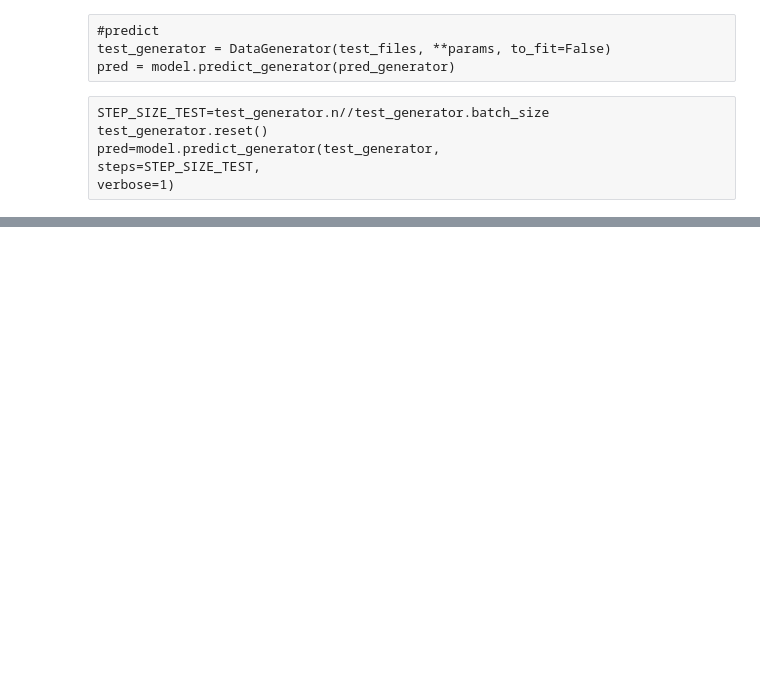
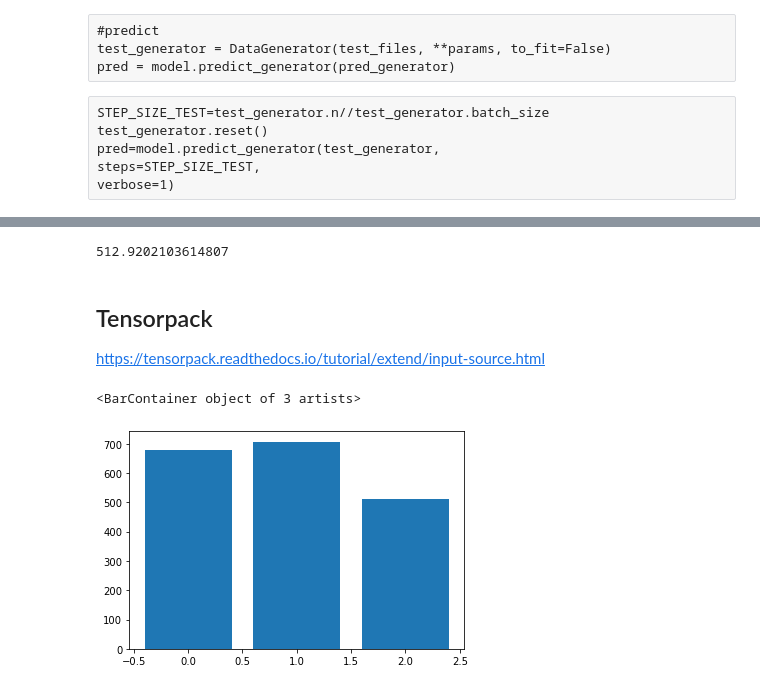
Before and after one commit to AdrianArnaiz/Brain-MRI-Autoencoder, a Jupyter notebook: src/2.Experiments/1.Custom_DataLoader.ipynb, the cells around one changed output, grey strips where cells are left out. Cells and saved outputs as stored; diff of their text form; code cells hidden in the pictures; blank space fills up the shorter version.

```diff
--- a/src/2.Experiments/1.Custom_DataLoader.ipynb
+++ b/src/2.Experiments/1.Custom_DataLoader.ipynb
@@ -391,0 +755,12 @@ for i in range(2):
+# %%
+end-start
+# %% [output]
+512.9202103614807
+# %% [markdown]
+## Tensorpack
+https://tensorpack.readthedocs.io/tutorial/extend/input-source.html
+# %%
+plt.bar([0,1,2],[679,707,512])
+# %% [output]
+<BarContainer object of 3 artists>
+[figure, added]
```
Also changed, not shown: parts of 55 cells of this notebook, 5 other files.
